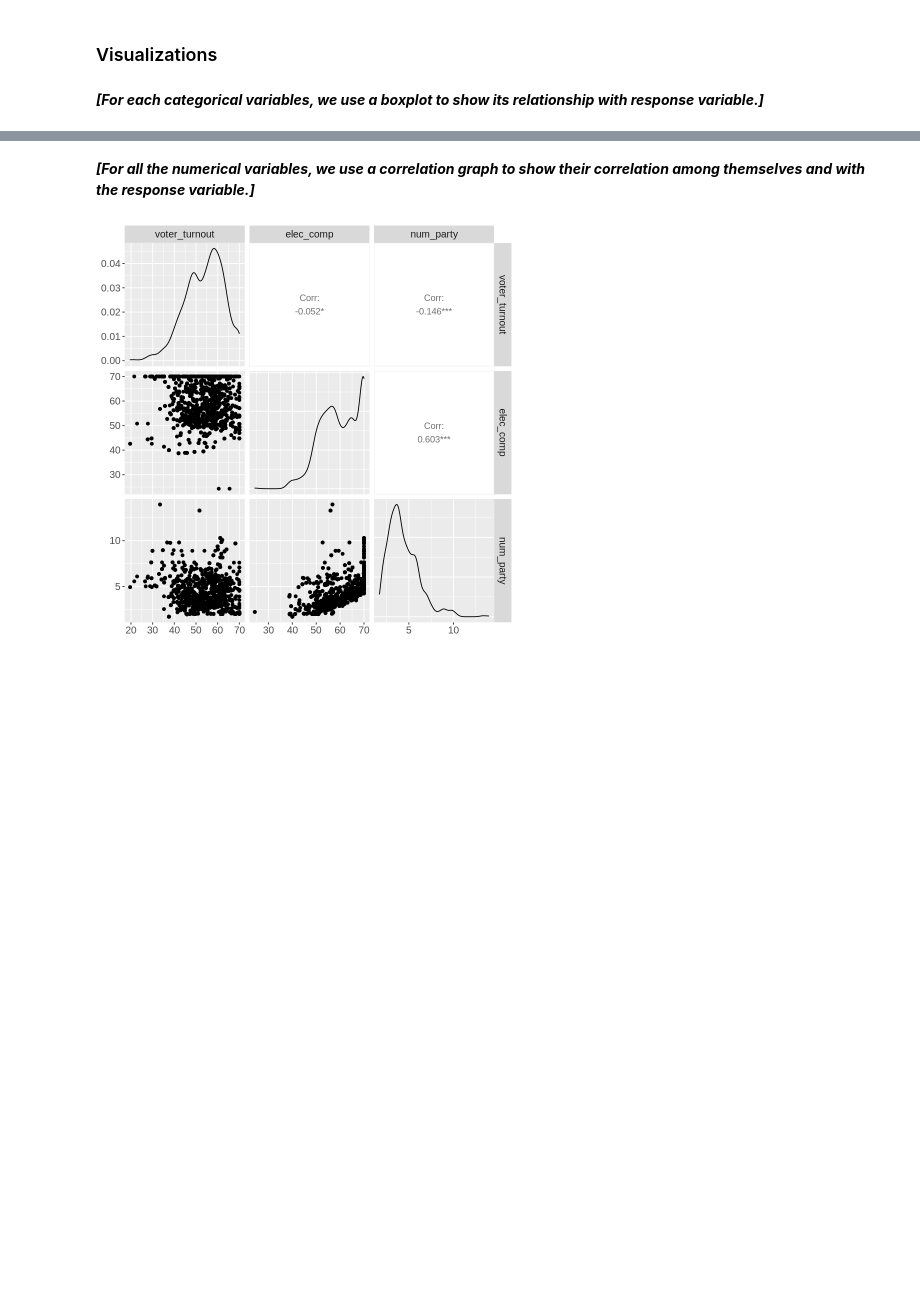
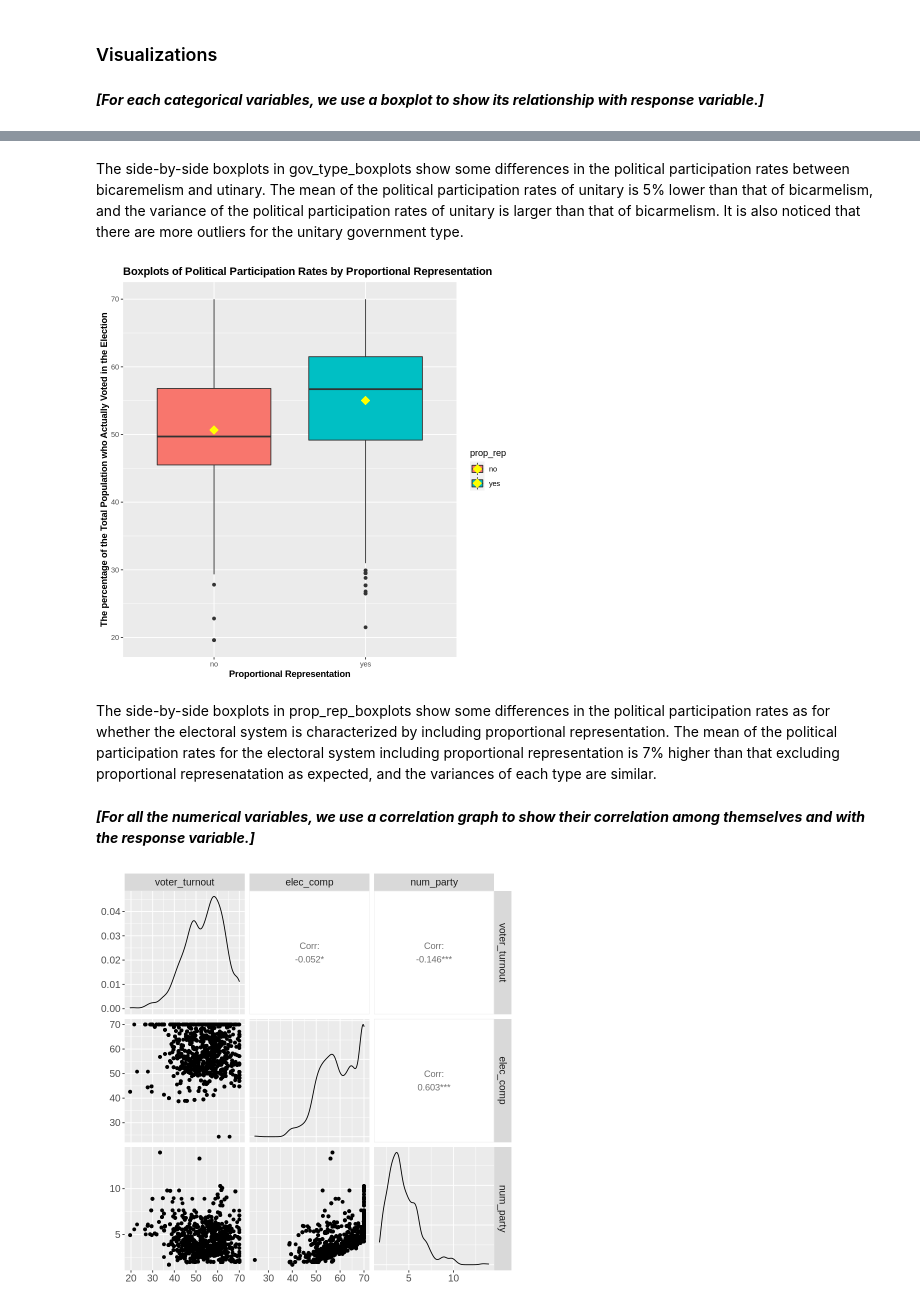
Before and after one commit to Yifan51/stat301-group-project, a Jupyter notebook: proposal.ipynb, the cells around one changed output, grey strips where cells are left out. Drawn from its saved outputs; the diff is of its cells as text; code cells hidden in the pictures; blank space fills up the shorter version.

```diff
--- a/proposal.ipynb
+++ b/proposal.ipynb
@@ -211,3 +221,27 @@ boxplot(voter_turnout ~ gov_type*prop_rep, data=QOG_cleaned, notch=FALSE)
+# %% [markdown]
+The side-by-side boxplots in gov_type_boxplots show some differences in the political participation rates between bicaremelism and utinary. The mean of the political participation rates of unitary is 5% lower than that of bicarmelism, and the variance of the political participation rates of unitary is larger than that of bicarmelism. It is also noticed that there are more outliers for the unitary government type.
+# %%
+prop_rep_boxplots <- QOG_cleaned %>%
+  ggplot() +
+  geom_boxplot(aes(prop_rep, voter_turnout, fill = prop_rep)) +
+  theme(
+    text = element_text(size = 11),
+    plot.title = element_text(face = "bold"),
+    axis.title = element_text(face = "bold")
+  ) +
+  ggtitle("Boxplots of Political Participation Rates by Proportional Representation") +
+  xlab("Proportional Representation") +
+  ylab("The percentage of the Total Population who Actually Voted in the Election") +
+  stat_summary(aes(prop_rep, voter_turnout, fill = prop_rep),
+    fun = mean, colour = "yellow", geom = "point",
+    shape = 18, size = 5
+  )
+
+prop_rep_boxplots
+# %% [output]
+[figure, added]
+# %% [markdown]
+The side-by-side boxplots in prop_rep_boxplots show some differences in the political participation rates as for whether the electoral system is characterized by including proportional representation. The mean of the political participation rates for the electoral system including proportional representation is 7% higher than that excluding proportional represenatation as expected, and the variances of each type are similar.
 # %% [markdown]
 ***[For all the numerical variables, we use a correlation graph to show their correlation among themselves and with the response variable.]***
 # %%
```
Also changed, not shown: parts of 6 cells of this notebook.
